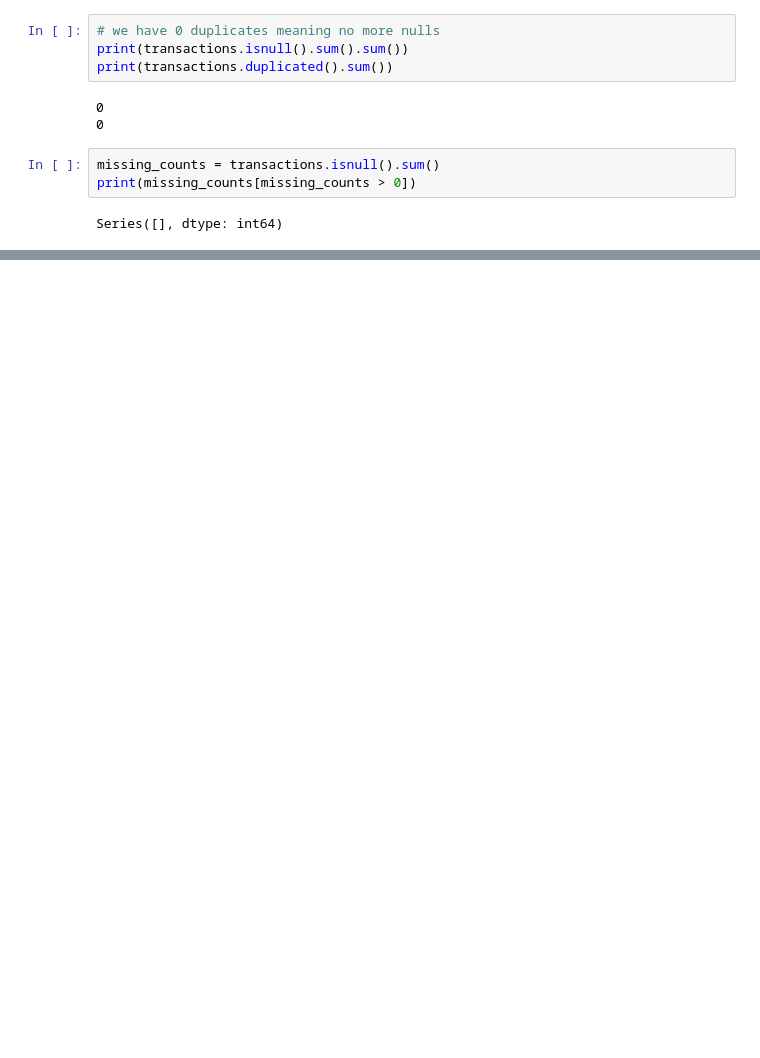
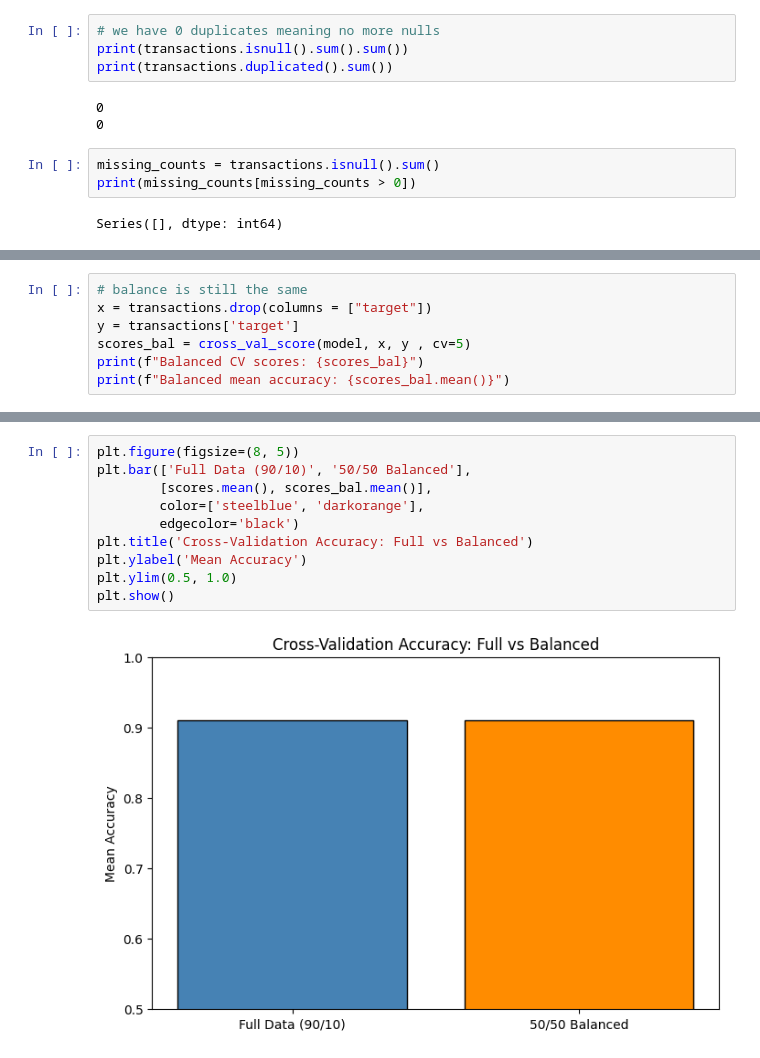
Before and after one commit to test-ds-21/JuanReyesAn___Data-Science-Portfolio-C21, a Jupyter notebook: Projects/Project-1/Copy_of_Project_1_data_clean.ipynb, the cells around one changed output, grey strips where cells are left out. Cells and saved outputs as stored; diff of their text form; blank space fills up the shorter version.

```diff
--- a/Projects/Project-1/Copy_of_Project_1_data_clean.ipynb
+++ b/Projects/Project-1/Copy_of_Project_1_data_clean.ipynb
@@ -393,0 +540,7 @@ f"{_[:5]} ... {_[-3:]}"
+# %%
+# balance is still the same
+x = transactions.drop(columns = ["target"])
+y = transactions['target']
+scores_bal = cross_val_score(model, x, y , cv=5)
+print(f"Balanced CV scores: {scores_bal}")
+print(f"Balanced mean accuracy: {scores_bal.mean()}")
@@ -393,0 +615,12 @@ f"{_[:5]} ... {_[-3:]}"
+# %%
+plt.figure(figsize=(8, 5))
+plt.bar(['Full Data (90/10)', '50/50 Balanced'],
+        [scores.mean(), scores_bal.mean()],
+        color=['steelblue', 'darkorange'],
+        edgecolor='black')
+plt.title('Cross-Validation Accuracy: Full vs Balanced')
+plt.ylabel('Mean Accuracy')
+plt.ylim(0.5, 1.0)
+plt.show()
+# %% [output]
+[figure, added]
```
Also changed, not shown: parts of 57 cells of this notebook.
